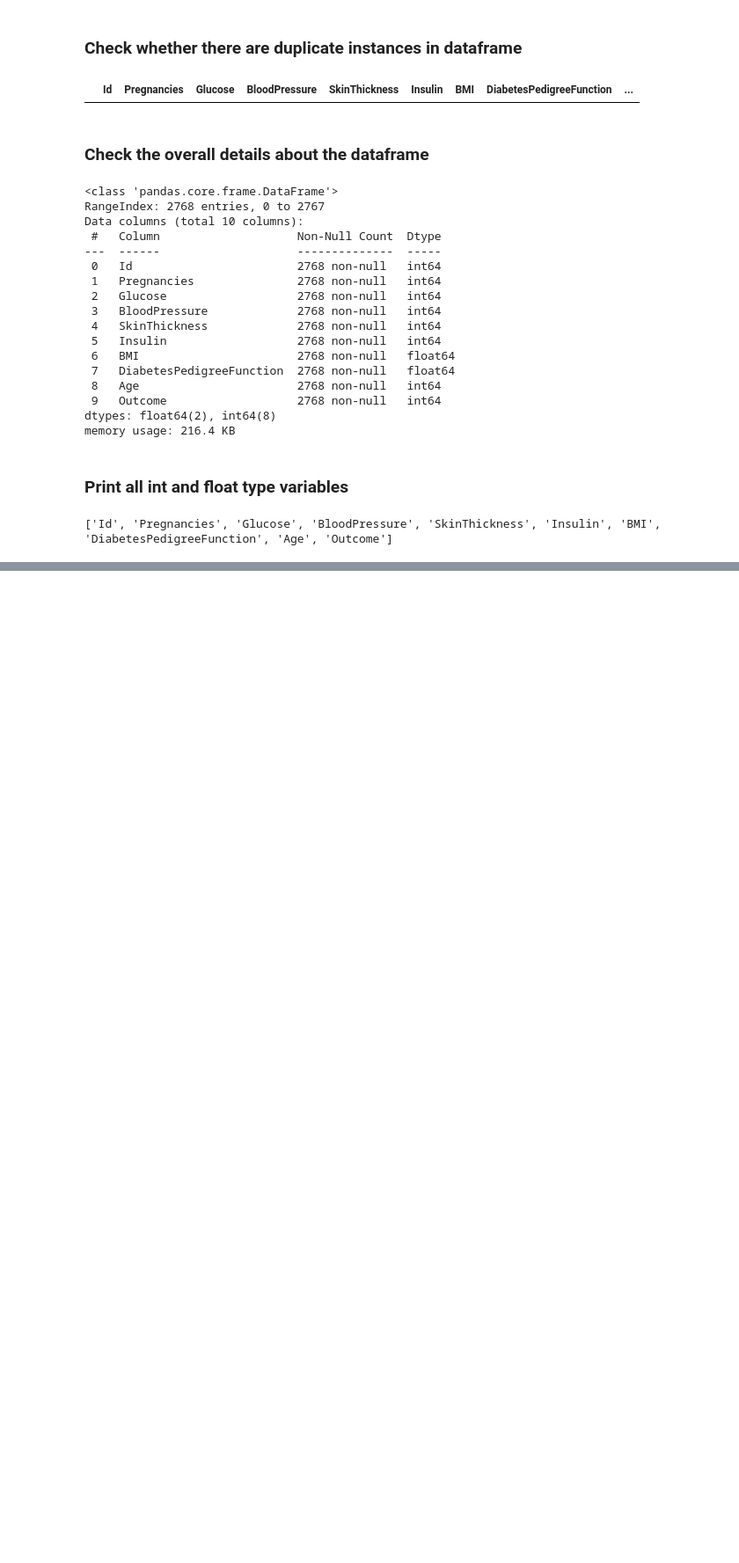
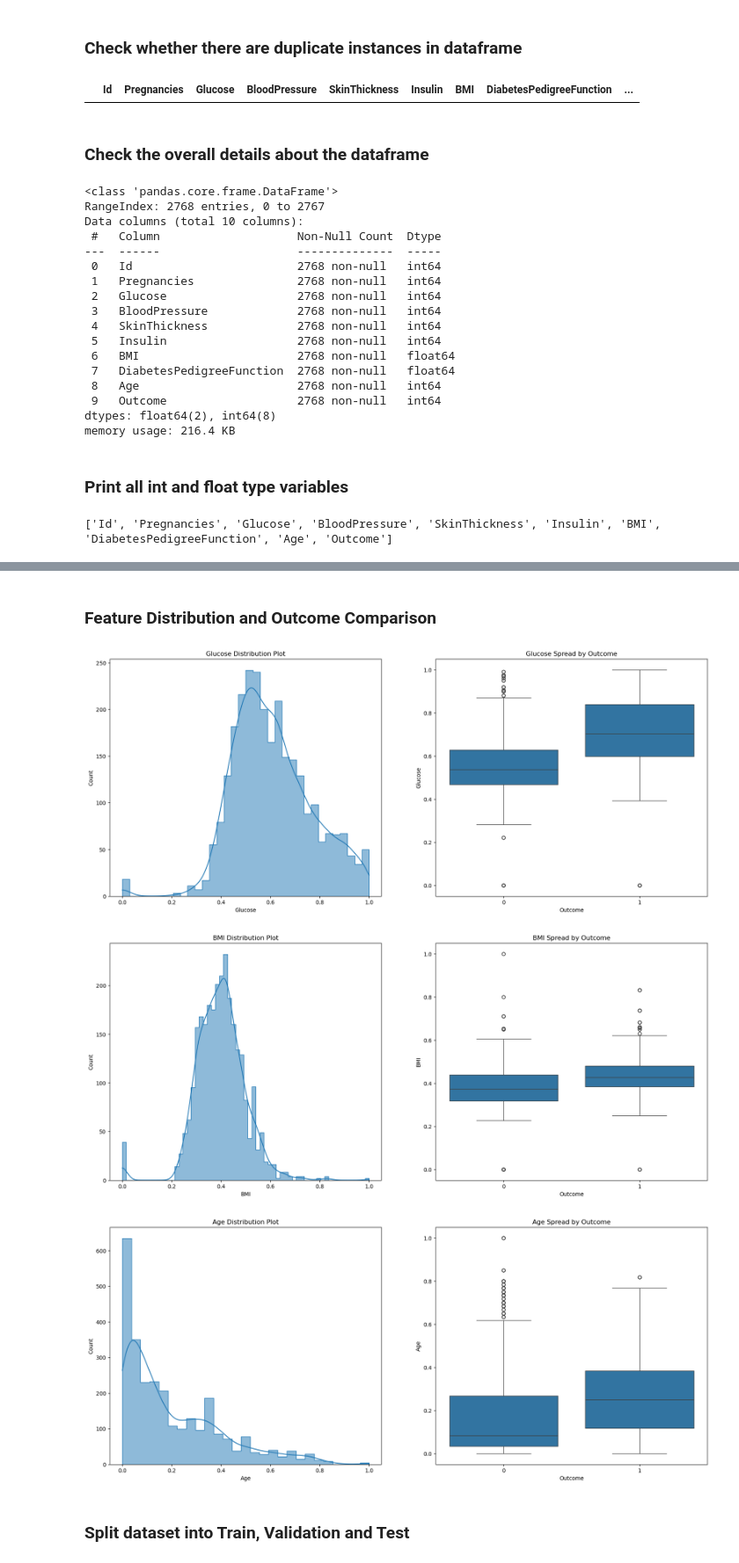
Before and after one commit to VenumiV/diabetes-predictor-ml-flask, a Jupyter notebook: notebooks/FC212002_Janith/descisiontree.ipynb, the cells around one changed output, grey strips where cells are left out. Shown at 88% size. Saved outputs shown, nothing was run; the diff lists cells and outputs as text; code cells hidden in the pictures; blank space fills up the shorter version.

```diff
--- a/notebooks/FC212002_Janith/descisiontree.ipynb
+++ b/notebooks/FC212002_Janith/descisiontree.ipynb
@@ -76,0 +164,20 @@ print([x for x in df.columns if df[x].dtype in ('int64', 'float64')])
+# %% [markdown]
+### Feature Distribution and Outcome Comparison
+# %%
+for col in ['Glucose', 'BMI', 'Age']:
+    plt.figure(figsize=(20,8))
+    plt.subplot(1,2,1)
+    sns.histplot(df[col], kde=True, element='step')
+    plt.title(f'{col} Distribution Plot')
+
+    plt.subplot(1,2,2)
+    sns.boxplot(x='Outcome', y=col, data=df)
+    plt.title(f'{col} Spread by Outcome')
+
+    plt.show()
+# %% [output]
+[figure, added]
+[figure, added]
+[figure, added]
+# %% [markdown]
+### Split dataset into Train, Validation and  Test
```
Also changed, not shown: parts of 25 cells of this notebook.
